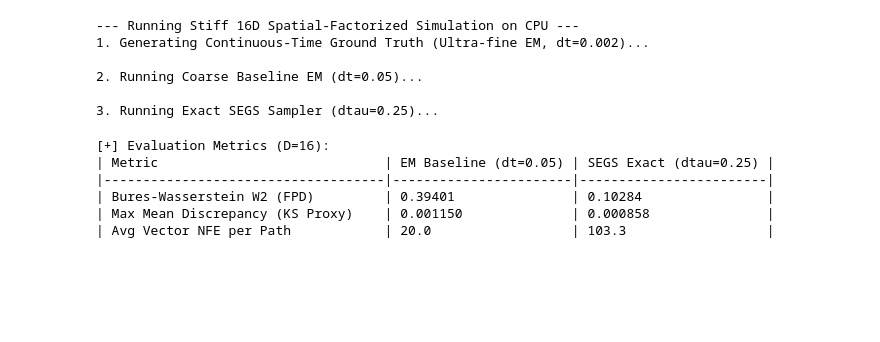
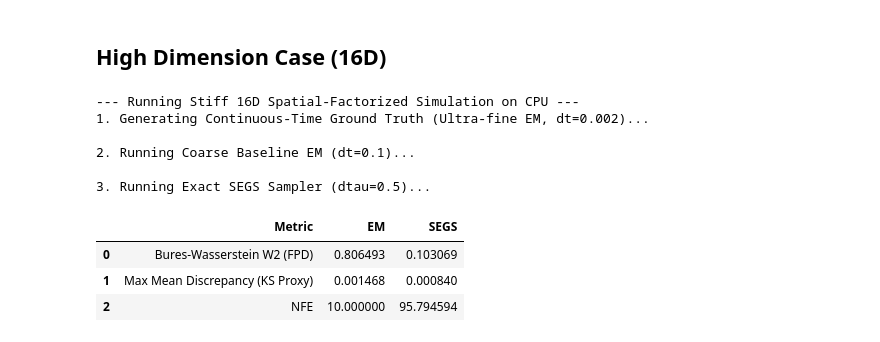
Before and after one commit to jgeng9017/exact-simulation-of-reverse-time-sde, a Jupyter notebook: src/exact-sim.ipynb, the cells around one changed output. Cells and saved outputs as stored; diff of their text form; code cells hidden in the pictures; blank space fills up the shorter version.

```diff
--- a/src/exact-sim.ipynb
+++ b/src/exact-sim.ipynb
@@ -163,3 +528,5 @@ result
+# %% [markdown]
+## High Dimension Case (16D)
 # %%
 # Ensure absolute reproducibility
 np.random.seed(42)
@@ -309,11 +676,11 @@ y_noisy = y_noisy_ref[:N_SAMPLES]
 print("1. Generating Continuous-Time Ground Truth (Ultra-fine EM, dt=0.002)...")
 y_ref, _ = euler_maruyama(y_noisy_ref, dt=0.002, T=T_END)
 
-print("\n2. Running Coarse Baseline EM (dt=0.05)...")
-y_em, em_nfe = euler_maruyama(y_noisy, dt=0.05, T=T_END)
+print("\n2. Running Coarse Baseline EM (dt=0.1)...")
+y_em, em_nfe = euler_maruyama(y_noisy, dt=0.1, T=T_END)
 
-print("\n3. Running Exact SEGS Sampler (dtau=0.25)...")
-y_segs, segs_nfe = segs_16d_sampler(y_noisy, dtau=0.25, T=T_END)
+print("\n3. Running Exact SEGS Sampler (dtau=0.5)...")
+y_segs, segs_nfe = segs_16d_sampler(y_noisy, dtau=0.5, T=T_END)
 
 mmd_em = compute_mmd(y_ref[:N_SAMPLES], y_em)
 mmd_segs = compute_mmd(y_ref[:N_SAMPLES], y_segs)
@@ -324,20 +691,26 @@ w2_segs = compute_bures_wasserstein_distance(y_ref[:N_SAMPLES], y_segs)
 --- Running Stiff 16D Spatial-Factorized Simulation on CPU ---
 1. Generating Continuous-Time Ground Truth (Ultra-fine EM, dt=0.002)...
 
-2. Running Coarse Baseline EM (dt=0.05)...
+2. Running Coarse Baseline EM (dt=0.1)...
 
-3. Running Exact SEGS Sampler (dtau=0.25)...
+3. Running Exact SEGS Sampler (dtau=0.5)...
-# %%
-print("\n[+] Evaluation Metrics (D=16):")
-print(f"| Metric                             | EM Baseline (dt=0.05) | SEGS Exact (dtau=0.25) |")
-print(f"|------------------------------------|-----------------------|------------------------|")
-print(f"| Bures-Wasserstein W2 (FPD)         | {w2_em:<21.5f} | {w2_segs:<22.5f} |")
-print(f"| Max Mean Discrepancy (KS Proxy)    | {mmd_em:<21.6f} | {mmd_segs:<22.6f} |")
-print(f"| Avg Vector NFE per Path            | {em_nfe:<21.1f} | {segs_nfe:<22.1f} |")
-# %% [output]
-[+] Evaluation Metrics (D=16):
-| Metric                             | EM Baseline (dt=0.05) | SEGS Exact (dtau=0.25) |
-|------------------------------------|-----------------------|------------------------|
-| Bures-Wasserstein W2 (FPD)         | 0.39401               | 0.10284                |
-| Max Mean Discrepancy (KS Proxy)    | 0.001150              | 0.000858               |
-| Avg Vector NFE per Path            | 20.0                  | 103.3                  |
+# %%
+results = []
+ems = [w2_em, mmd_em, em_nfe]
+segs = [w2_segs, mmd_segs, segs_nfe]
+
+i = 0
+for name in ["Bures-Wasserstein W2 (FPD)", "Max Mean Discrepancy (KS Proxy)", "NFE"]:
+    results.append({
+        "Metric": name,
+        "EM": ems[i],
+        "SEGS": segs[i],
+    })
+    i += 1
+
+display_lib.display(pd.DataFrame(results))
+# %% [output]
+|  | Metric | EM | SEGS |
+| 0 | Bures-Wasserstein W2 (FPD) | 0.806493 | 0.103069 |
+| 1 | Max Mean Discrepancy (KS Proxy) | 0.001468 | 0.000840 |
+| 2 | NFE | 10.000000 | 95.794594 |
```
Also changed, not shown: parts of 11 cells of this notebook.
